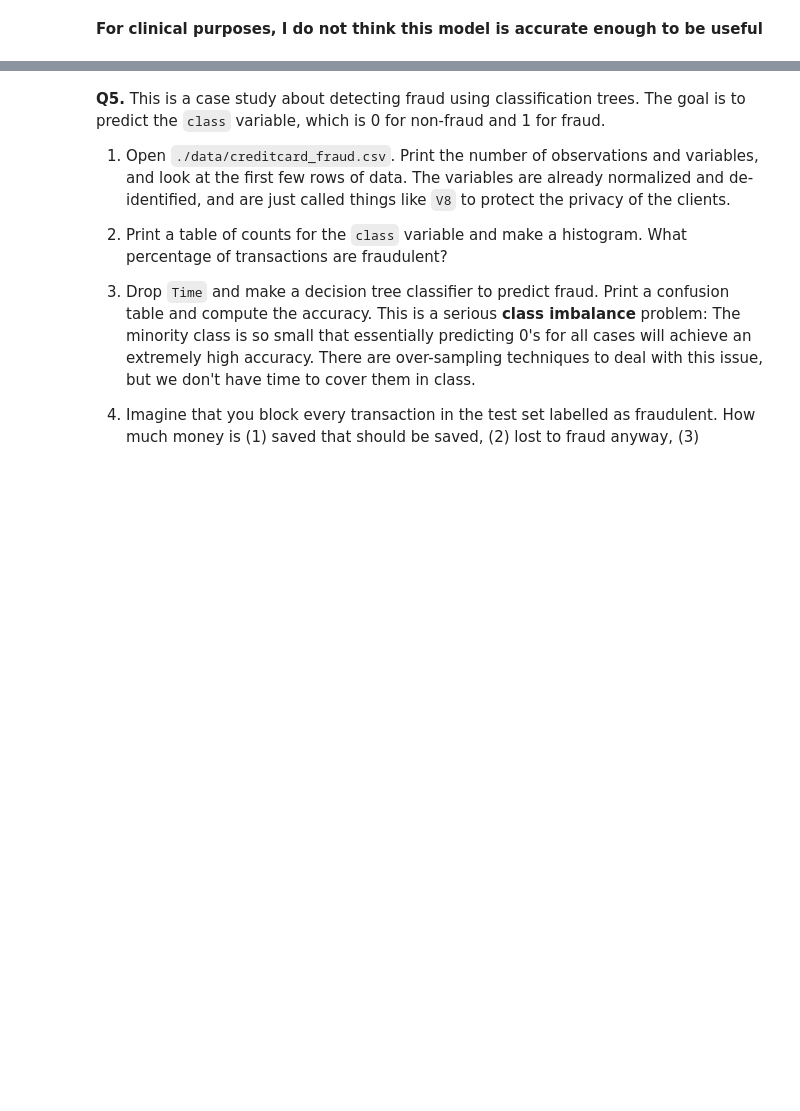
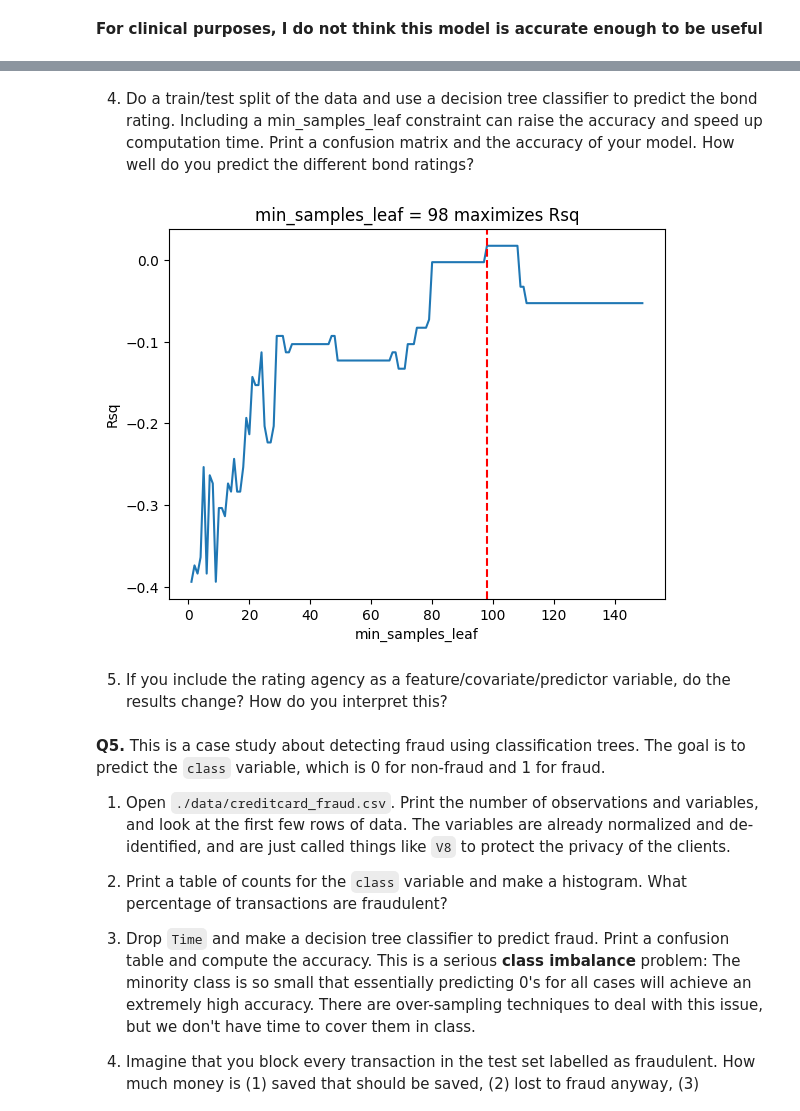
Before and after one commit to mgh2xx/trees, a Jupyter notebook: assignment/assignment.ipynb, the cells around one changed output, grey strips where cells are left out. Saved outputs shown, nothing was run; the diff lists cells and outputs as text; code cells hidden in the pictures; blank space fills up the shorter version.

```diff
--- a/assignment/assignment.ipynb
+++ b/assignment/assignment.ipynb
@@ -338,0 +392,35 @@ plt.show()
+# %%
+numerics = df.iloc[:, 6:]
+dummies = pd.get_dummies(df.iloc[:, 5], dtype = 'int')
+X = pd.concat([dummies, numerics], axis = 1)
+y = df["Rating"].map({'A': 0, 'B' : 1, 'C' : 2, 'D' : 3})
+# %% [markdown]
+4. Do a train/test split of the data and use a decision tree classifier to predict the bond rating. Including a min_samples_leaf constraint can raise the accuracy and speed up computation time. Print a confusion matrix and the accuracy of your model. How well do you predict the different bond ratings?
+# %%
+X_train, X_test, y_train, y_test = train_test_split(X, y, test_size = 0.2, random_state = 42)
+min_samples_leaf = np.arange(1, 150, 1)
+r2_vals = []
+
+for min in min_samples_leaf:
+    cart = DecisionTreeClassifier(min_samples_leaf = min, random_state = 42).fit(X_train, y_train)
+
+    y_hat = cart.predict(X_test)
+    res = y_test - y_hat
+
+    rsq = 1 - np.sum(res ** 2) / np.sum((y_test - np.mean(y_train)) ** 2)
+    r2_vals.append(rsq)
+
+
+maximizer = np.where(max(r2_vals) == r2_vals)
+best_rsq = min_samples_leaf[maximizer][0]
+
+
+plt.figure()
+plt.plot(min_samples_leaf, r2_vals)
+plt.xlabel("min_samples_leaf")
+plt.ylabel("Rsq")
+plt.axvline(x = best_rsq, linestyle = "--", color = 'r')
+plt.title(f"min_samples_leaf = {best_rsq} maximizes Rsq")
+plt.show()
+# %% [output]
+[figure, added]
@@ -339,3 +429,5 @@ plt.show()
+# %% [markdown]
+5. If you include the rating agency as a feature/covariate/predictor variable, do the results change? How do you interpret this?
 # %% [markdown]
 **Q5.** This is a case study about detecting fraud using classification trees. The goal is to predict the `class` variable, which is 0 for non-fraud and 1 for fraud.
 
```
Also changed, not shown: parts of 11 cells of this notebook, 1 other file.
